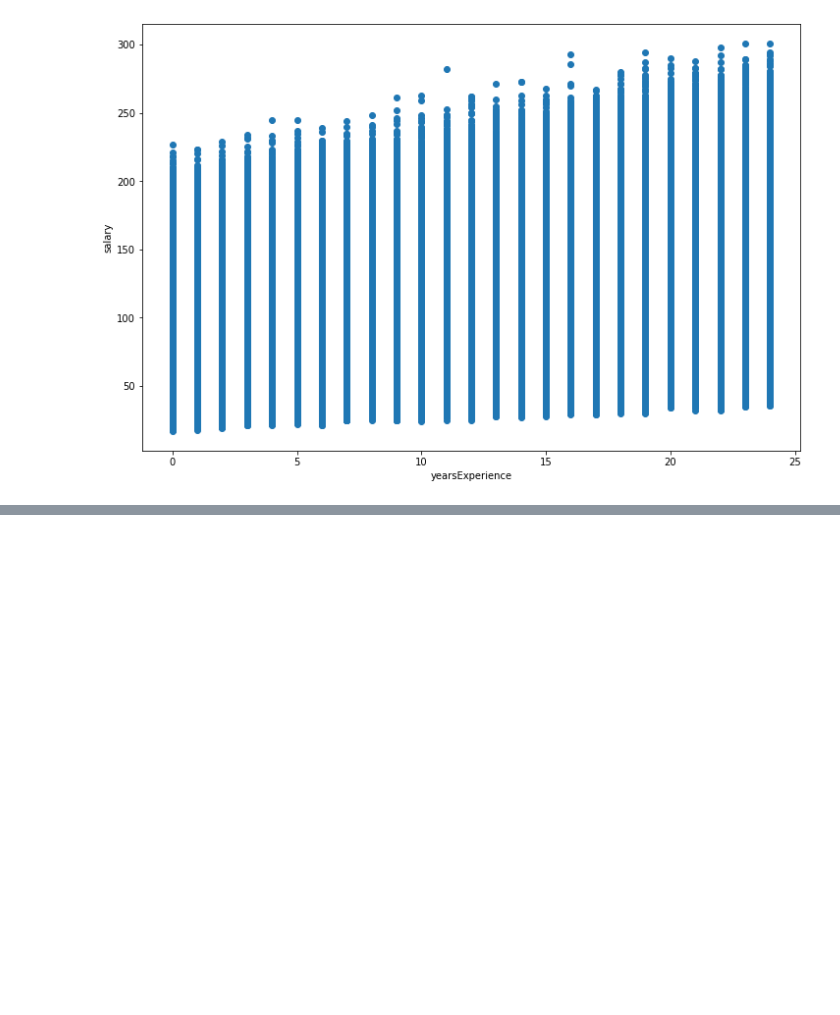
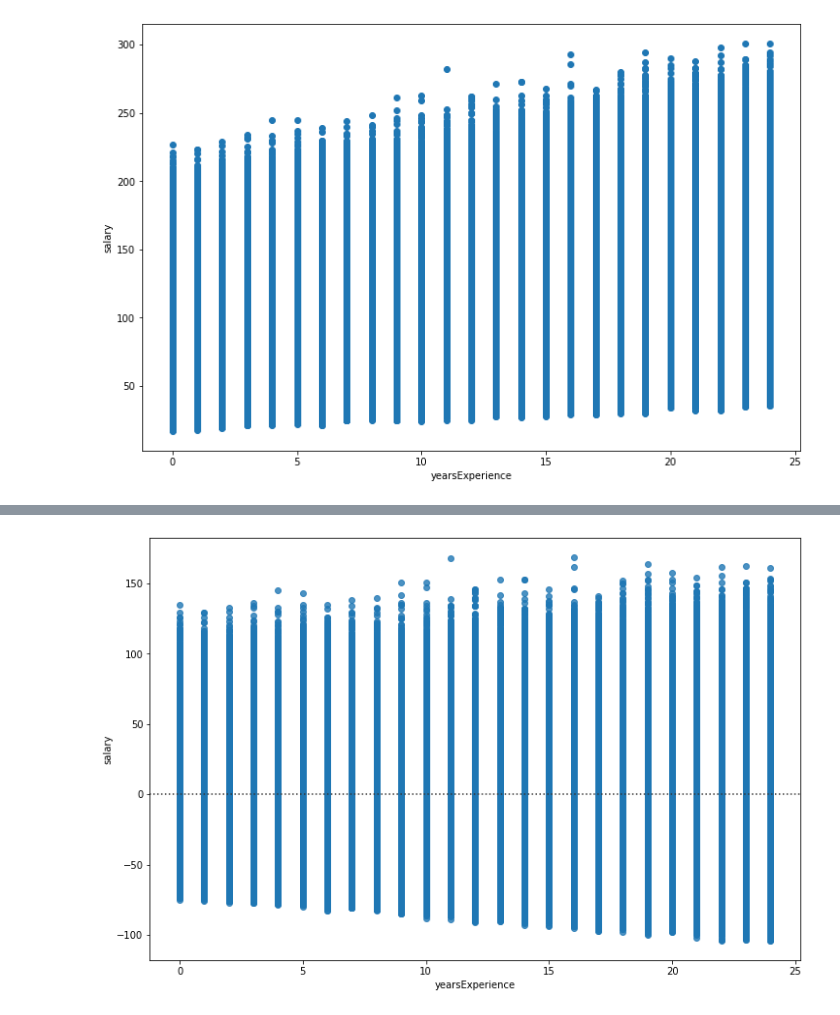
Before and after one commit to vibhutivadje/ML, a Jupyter notebook: Regression.ipynb, the cells around one changed output, grey strips where cells are left out. Cells and saved outputs as stored; diff of their text form; code cells hidden in the pictures; blank space fills up the shorter version.

Commit message:
Reg plots

```diff
--- a/Regression.ipynb
+++ b/Regression.ipynb
@@ -396,0 +399,5 @@ reg_plot(new_train_df, 'yearsExperience')
+# %%
+#Variance of yearsExperience-
+res_plot(new_train_df, 'yearsExperience')
+# %% [output]
+[figure, added]
```
Also changed, not shown: parts of 4 cells of this notebook.
